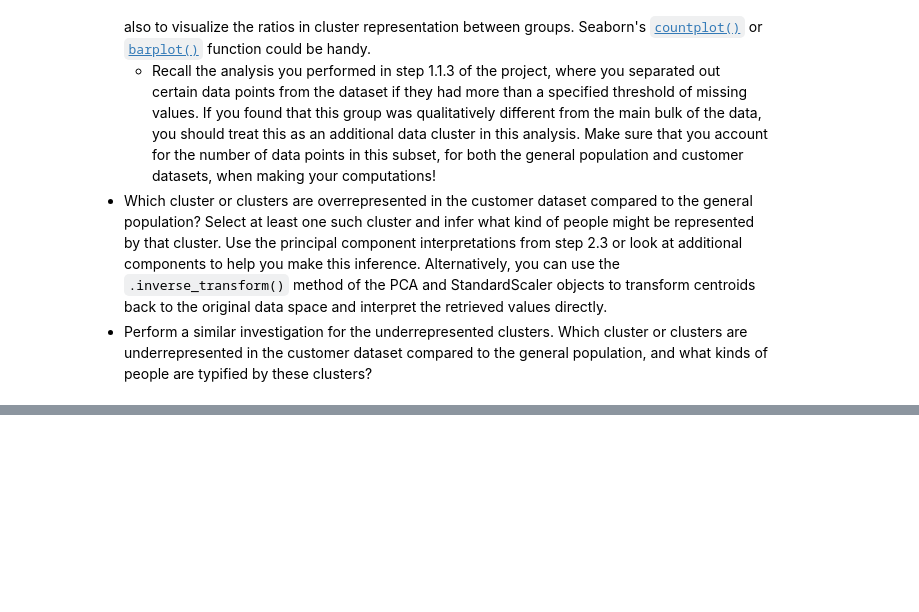
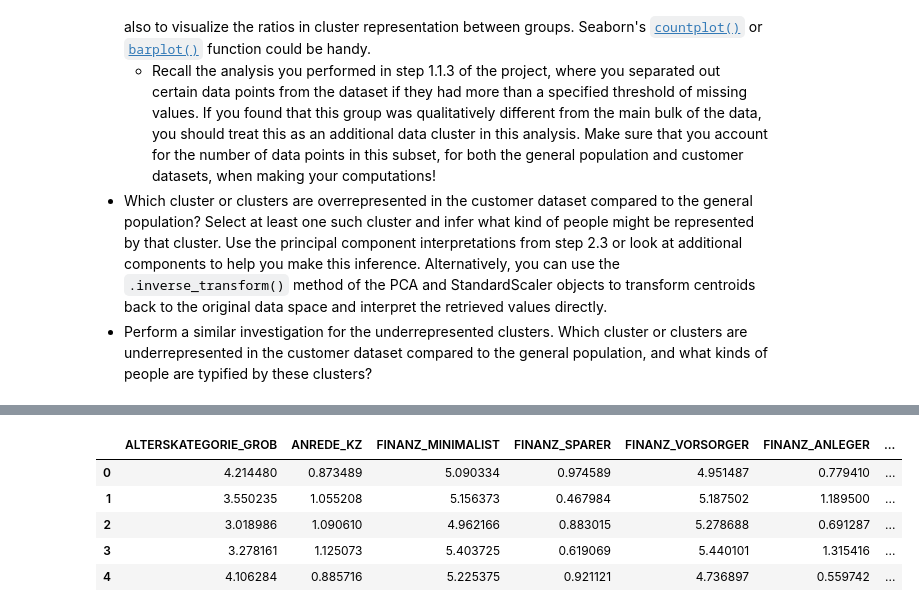
Before and after one commit to davidblackwelder/identify-customer-segments, a Jupyter notebook: Identify_Customer_Segments.ipynb, the cells around one changed output, grey strips where cells are left out. Drawn from its saved outputs; the diff is of its cells as text; code cells hidden in the pictures; blank space fills up the shorter version.

```diff
--- a/Identify_Customer_Segments.ipynb
+++ b/Identify_Customer_Segments.ipynb
@@ -1690,0 +1571,13 @@ Based on this analysis I believe that wealthier individuals that are more finani
+# %%
+extracted_data_cluster4 = scaler.inverse_transform(np.dot(cust_pca, pca.components_))[np.where(cust_clusters==4)]
+
+extracted_data_cluster4 = pd.DataFrame(extracted_data_cluster_4, columns=azdias_final.columns)
+
+extracted_data_cluster4.head()
+# %% [output]
+|  | ALTERSKATEGORIE_GROB | ANREDE_KZ | FINANZ_MINIMALIST | FINANZ_SPARER | FINANZ_VORSORGER | FINANZ_ANLEGER | ... |
+| 0 | 4.214480 | 0.873489 | 5.090334 | 0.974589 | 4.951487 | 0.779410 | ... |
+| 1 | 3.550235 | 1.055208 | 5.156373 | 0.467984 | 5.187502 | 1.189500 | ... |
+| 2 | 3.018986 | 1.090610 | 4.962166 | 0.883015 | 5.278688 | 0.691287 | ... |
+| 3 | 3.278161 | 1.125073 | 5.403725 | 0.619069 | 5.440101 | 1.315416 | ... |
+| 4 | 4.106284 | 0.885716 | 5.225375 | 0.921121 | 4.736897 | 0.559742 | ... |
```
Also changed, not shown: parts of 22 cells of this notebook, 1 other file.
